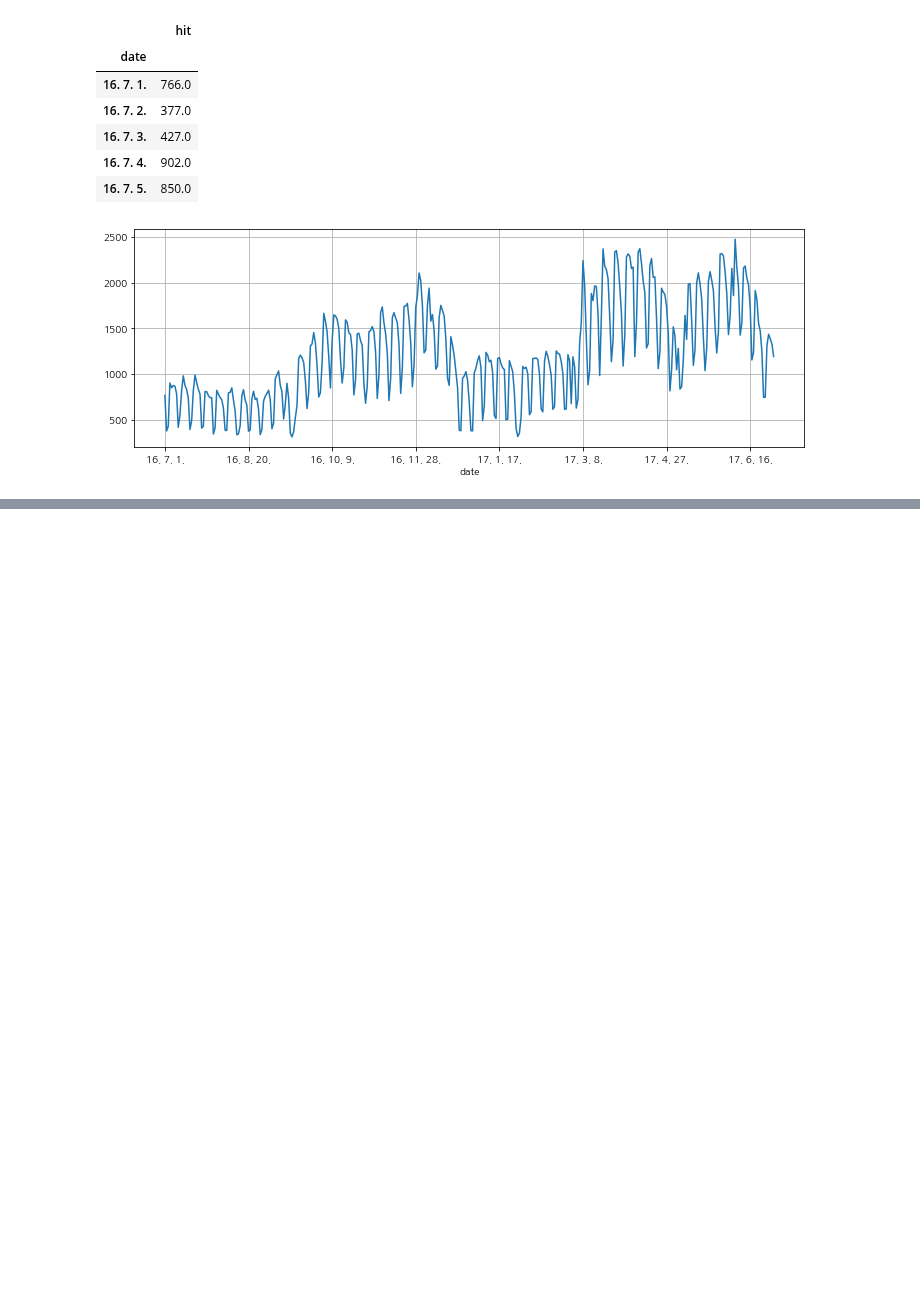
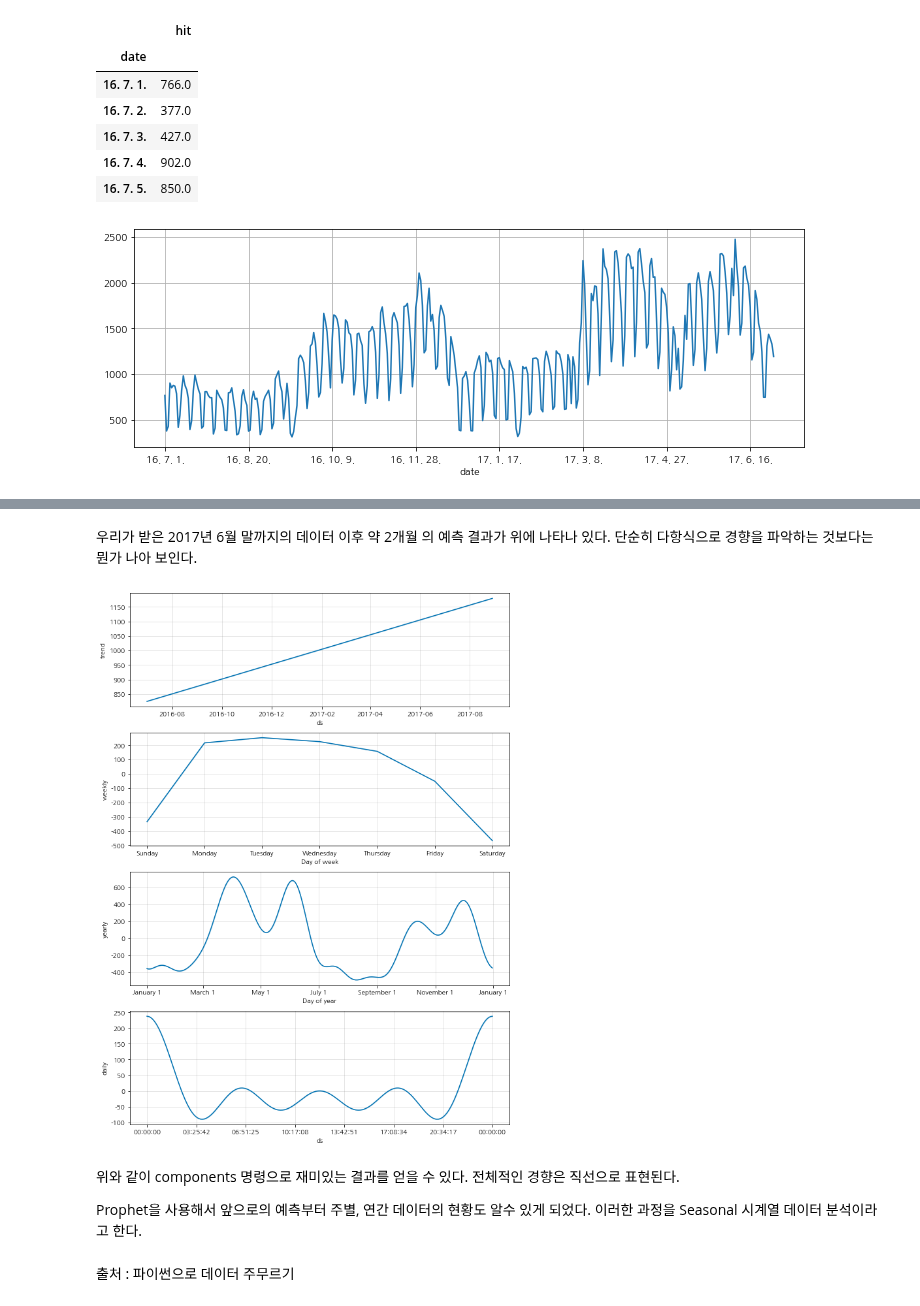
Before and after one commit to jaeyoon89/python_datascience_study, a Jupyter notebook: ch7_Time_seriese_data_handle.ipynb, the cells around one changed output, grey strips where cells are left out. Saved outputs shown, nothing was run; the diff lists cells and outputs as text; code cells hidden in the pictures; blank space fills up the shorter version.

```diff
--- a/ch7_Time_seriese_data_handle.ipynb
+++ b/ch7_Time_seriese_data_handle.ipynb
@@ -64,0 +161,13 @@ pinkwink_web['hit'].plot(figsize=(12,4), grid=True);
+# %% [markdown]
+우리가 받은 2017년 6월 말까지의 데이터 이후 약 2개월 의 예측 결과가 위에 나타나 있다. 단순히 다항식으로 경향을 파악하는 것보다는 뭔가 나아 보인다.
+# %%
+m.plot_components(forecast);
+# %% [output]
+[figure, added]
+# %% [markdown]
+위와 같이 components 명령으로 재미있는 결과를 얻을 수 있다.
+전체적인 경향은 직선으로 표현된다.
+
+Prophet을 사용해서 앞으로의 예측부터 주별, 연간 데이터의 현황도 알수 있게 되었다. 이러한 과정을 Seasonal 시계열 데이터 분석이라고 한다.
+# %% [markdown]
+출처 : 파이썬으로 데이터 주무르기
```
Also changed, not shown: parts of 17 cells of this notebook.
